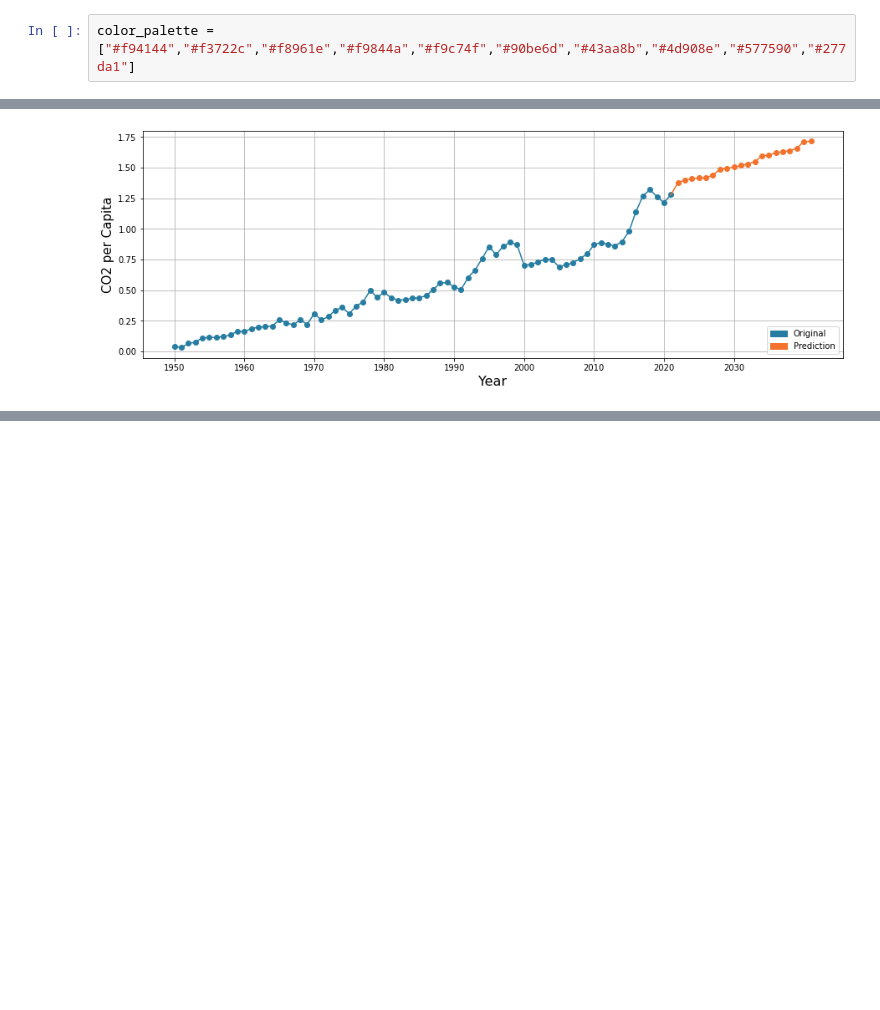
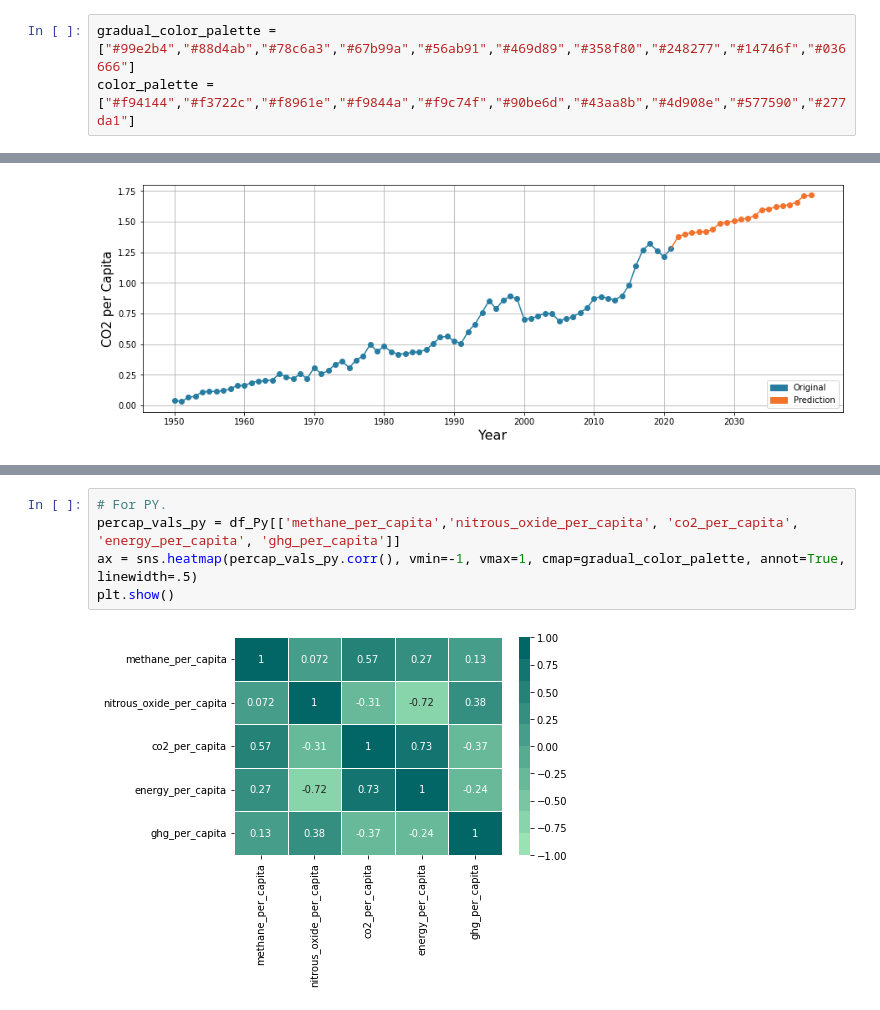
Before and after one commit to nmarceloromero/ML_Playground, a Jupyter notebook: CO2_Emissions.ipynb, the cells around one changed output, grey strips where cells are left out. Cells and saved outputs as stored; diff of their text form; blank space fills up the shorter version.

Commit message:
Heatmap for the CO2 Emissions notebook added

```diff
--- a/CO2_Emissions.ipynb
+++ b/CO2_Emissions.ipynb
@@ -8,6 +8,7 @@ import warnings
 # %%
 warnings.filterwarnings('ignore')
 # %%
+gradual_color_palette = ["#99e2b4","#88d4ab","#78c6a3","#67b99a","#56ab91","#469d89","#358f80","#248277","#14746f","#036666"]
 color_palette = ["#f94144","#f3722c","#f8961e","#f9844a","#f9c74f","#90be6d","#43aa8b","#4d908e","#577590","#277da1"]
 # %% [markdown]
 ### Get data
@@ -471,0 +480,7 @@ plt.show()
+# %%
+# For PY.
+percap_vals_py = df_Py[['methane_per_capita','nitrous_oxide_per_capita', 'co2_per_capita', 'energy_per_capita', 'ghg_per_capita']]
+ax = sns.heatmap(percap_vals_py.corr(), vmin=-1, vmax=1, cmap=gradual_color_palette, annot=True, linewidth=.5)
+plt.show()
+# %% [output]
+[figure, added]
```
Also changed, not shown: parts of 6 cells of this notebook.
